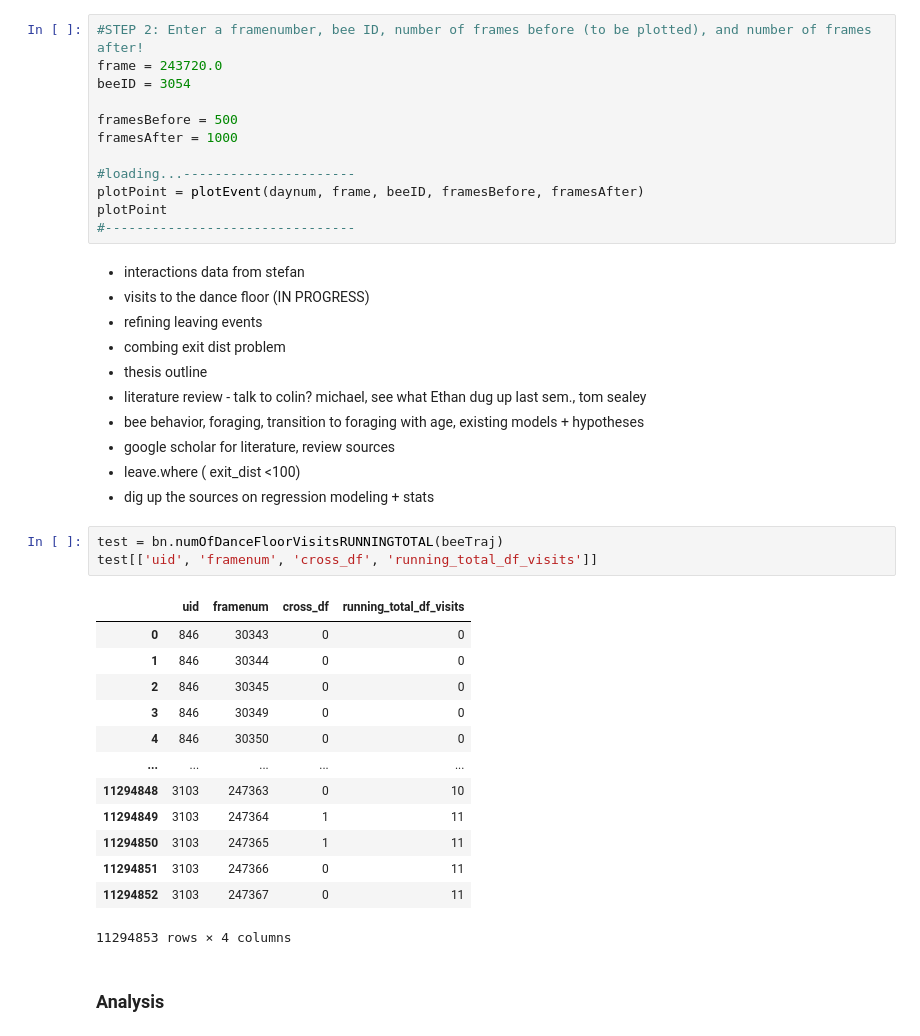
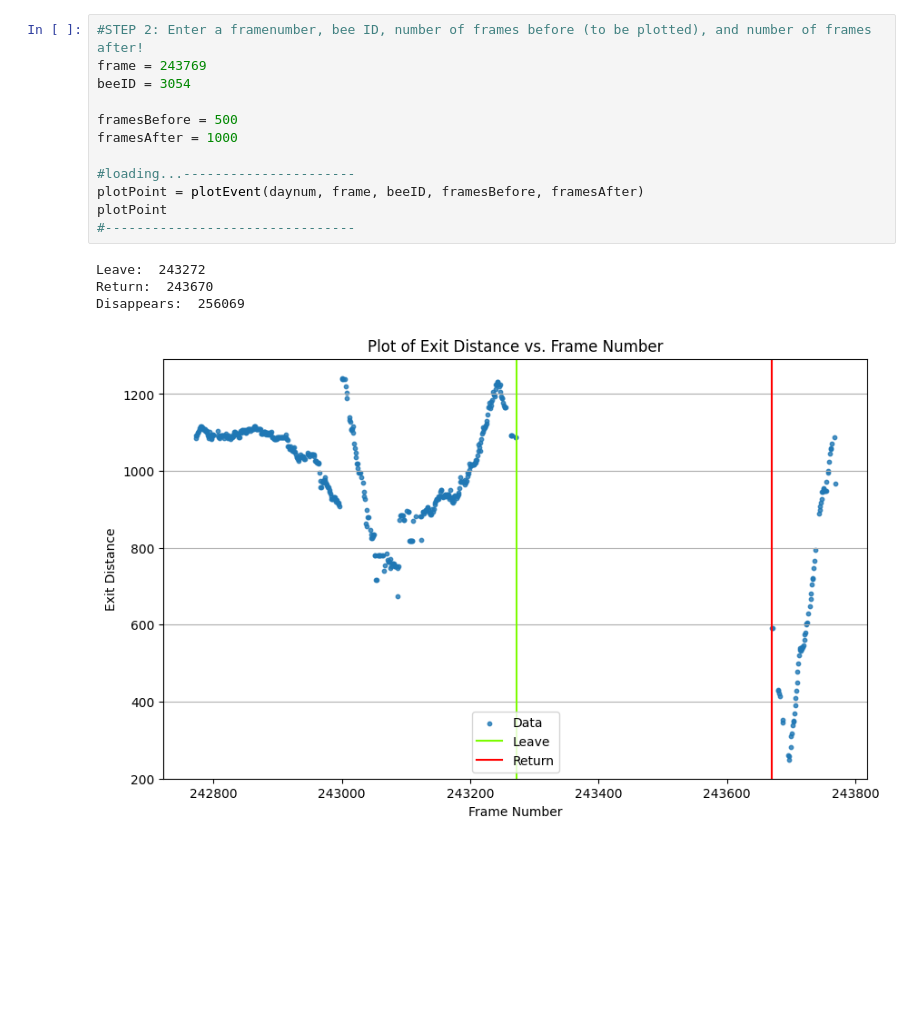
Before and after one commit to Collective-Logic-Lab/honey-bee-behavior, a Jupyter notebook: forage_model_SUM2024.ipynb, the cells around one changed output. Saved outputs shown, nothing was run; the diff lists cells and outputs as text; blank space fills up the shorter version.

```diff
--- a/forage_model_SUM2024.ipynb
+++ b/forage_model_SUM2024.ipynb
@@ -236,42 +300,17 @@ leave[['daynum', 'uid', 'framenum', 'exit_dist', 'running_total_df_visits']]
 # %%
 #STEP 2: Enter a framenumber, bee ID, number of frames before (to be plotted), and number of frames after!
-frame = 243720.0
+frame = 243769
 beeID = 3054
 
 framesBefore = 500
 framesAfter = 1000
 
 #loading...----------------------
 plotPoint = plotEvent(daynum, frame, beeID, framesBefore, framesAfter)
 plotPoint
 #--------------------------------
+# %% [output]
+Leave:  243272
+Return:  243670
+Disappears:  256069
+[figure, added]
-# %% [markdown]
-- interactions data from stefan
-- visits to the dance floor (IN PROGRESS)
-- refining leaving events
-- combing exit dist problem
-- thesis outline
-- literature review - talk to colin? michael, see what Ethan dug up last sem., tom sealey
-- bee behavior, foraging, transition to foraging with age, existing models + hypotheses
-- google scholar for literature, review sources
-- leave.where ( exit_dist <100)
-- dig up the sources on regression modeling + stats
-# %%
-test = bn.numOfDanceFloorVisitsRUNNINGTOTAL(beeTraj)
-test[['uid', 'framenum', 'cross_df', 'running_total_df_visits']]
-# %% [output]
-|  | uid | framenum | cross_df | running_total_df_visits |
-| 0 | 846 | 30343 | 0 | 0 |
-| 1 | 846 | 30344 | 0 | 0 |
-| 2 | 846 | 30345 | 0 | 0 |
-| 3 | 846 | 30349 | 0 | 0 |
-| 4 | 846 | 30350 | 0 | 0 |
-| ... | ... | ... | ... | ... |
-| 11294848 | 3103 | 247363 | 0 | 10 |
-| 11294849 | 3103 | 247364 | 1 | 11 |
-| 11294850 | 3103 | 247365 | 1 | 11 |
-| 11294851 | 3103 | 247366 | 0 | 11 |
-| 11294852 | 3103 | 247367 | 0 | 11 |
-11294853 rows × 4 columns
-# %% [markdown]
-### Analysis
```
Also changed, not shown: parts of 21 cells of this notebook, 2 other files.
